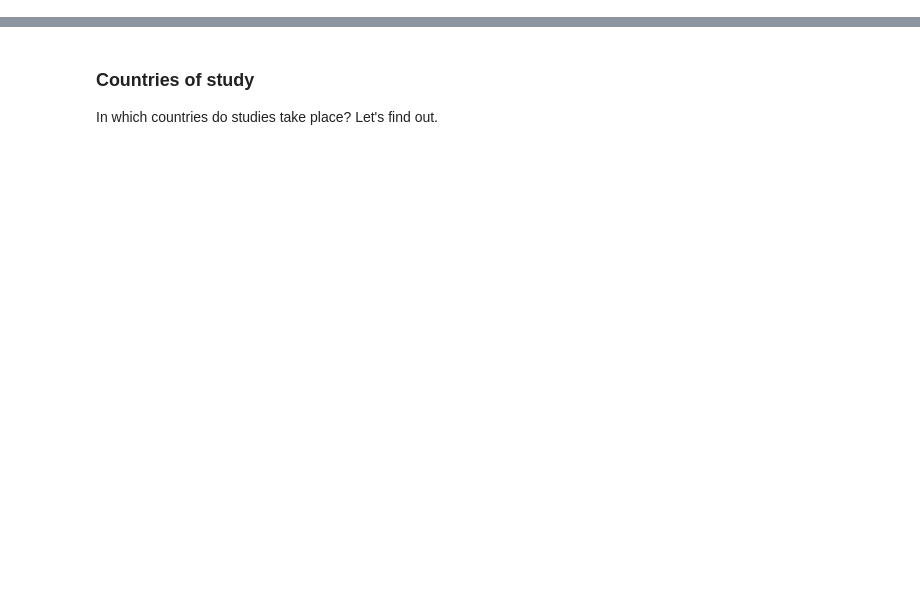
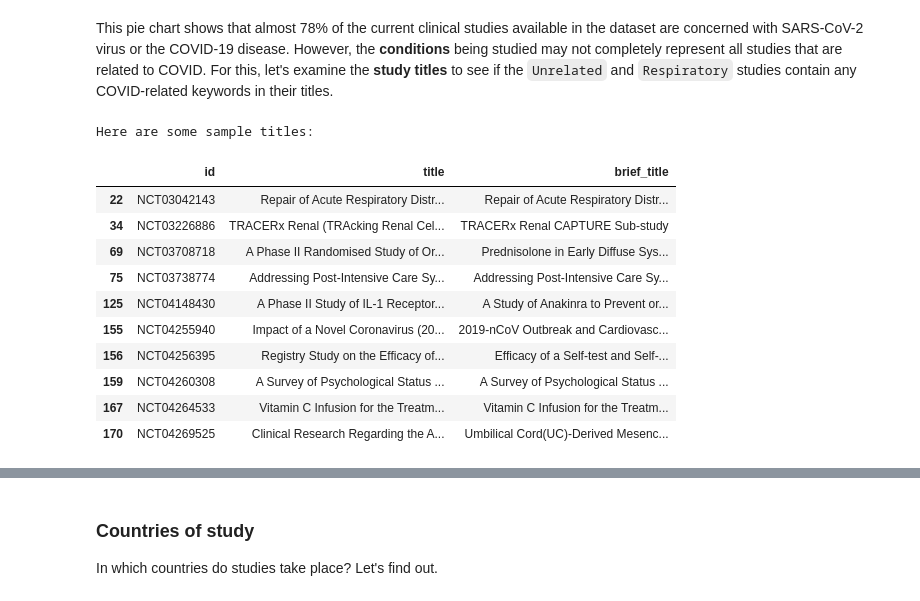
Before and after one commit to chels-kim/kaggle-covid-clintri, a Jupyter notebook: COVID-19 Clinical Trials.ipynb, the cells around one changed output, grey strips where cells are left out. Cells and saved outputs as stored; diff of their text form; code cells hidden in the pictures; blank space fills up the shorter version.

Commit message:
March 22: Cleaned and updated Part 1 and truncated before Part 2. To be uploaded as a post on the website!

```diff
--- a/COVID-19 Clinical Trials.ipynb
+++ b/COVID-19 Clinical Trials.ipynb
@@ -708,0 +299,24 @@ mybarh_stacked_df(grouped_status, ylabel='Study status',
+# %%
+# Define keywords to look for; though not ideal, I am choosing to manually define these keywords
+covid_keys = [
+    'covid', 'coronavirus', 'sars-cov2', '2019-ncov', 'severe acute respiratory syndrome coronavirus 2', 'ncov',
+    'sars-cov-2', 'novel coronavirus 2019', 'covid19', 'covid-19'
+]
+resp_keys = [
+    'severe acute respiratory syndrome', 'sars', 'respiratory', 'pneumonia', 'cold', 'flu'
+]
+
+df_studies['study_topic'] = ['']*len(df_studies.conditions)
+c = 0
+
+for cond in conditions_list:
+    # from the condition chosen, parse for any of the keys string
+    if any(key in cond.lower() for key in covid_keys):
+        label = 'COVID-related'
+    elif any(key in cond.lower() for key in resp_keys):
+        label = 'Respiratory'
+    else:
+        label = 'Unrelated'
+    df_studies.loc[df_studies.conditions == cond, 'study_topic'] = label
+
+df_studies[['conditions','study_topic']].describe()
@@ -708,0 +373,37 @@ mybarh_stacked_df(grouped_status, ylabel='Study status',
+# %% [markdown]
+This pie chart shows that almost 78% of the current clinical studies available in the dataset are concerned with SARS-CoV-2 virus or the COVID-19 disease.
+However, the **conditions** being studied may not completely represent all studies that are related to COVID.
+For this, let's examine the **study titles** to see if the `Unrelated` and `Respiratory` studies contain any COVID-related keywords in their titles.
+# %%
+# Look for the COVID keywords in titles.
+titles_unrelated = df_studies[df_studies['study_topic'] == 'Unrelated']['title']
+titles_resp = df_studies[df_studies['study_topic'] == 'Respiratory']['title']
+
+sus_titles_id = []
+
+for title in titles_unrelated.append(titles_resp):
+    if any(key in title.lower() for key in covid_keys):
+        sus_titles_id.append(df_studies.loc[df_studies['title'] == title,'id'].values[0])
+
+ind = df_studies.index[df_studies['id'].isin(sus_titles_id)]
+
+# Print some titles
+pd.set_option('display.max_colwidth', None)
+
+print('Here are some sample titles:\n')
+df_studies.loc[ind,['id','title','brief_title']].head(10)
+
+# pd.set_option('display.max_colwidth', 40)
+# %% [output]
+Here are some sample titles:
+|  | id | title | brief_title |
+| 22 | NCT03042143 | Repair of Acute Respiratory Distr... | Repair of Acute Respiratory Distr... |
+| 34 | NCT03226886 | TRACERx Renal (TRAcking Renal Cel... | TRACERx Renal CAPTURE Sub-study |
+| 69 | NCT03708718 | A Phase II Randomised Study of Or... | Prednisolone in Early Diffuse Sys... |
+| 75 | NCT03738774 | Addressing Post-Intensive Care Sy... | Addressing Post-Intensive Care Sy... |
+| 125 | NCT04148430 | A Phase II Study of IL-1 Receptor... | A Study of Anakinra to Prevent or... |
+| 155 | NCT04255940 | Impact of a Novel Coronavirus (20... | 2019-nCoV Outbreak and Cardiovasc... |
+| 156 | NCT04256395 | Registry Study on the Efficacy of... | Efficacy of a Self-test and Self-... |
+| 159 | NCT04260308 | A Survey of Psychological Status ... | A Survey of Psychological Status ... |
+| 167 | NCT04264533 | Vitamin C Infusion for the Treatm... | Vitamin C Infusion for the Treatm... |
+| 170 | NCT04269525 | Clinical Research Regarding the A... | Umbilical Cord(UC)-Derived Mesenc... |
```
Also changed, not shown: parts of 85 cells of this notebook, 2 other files.
